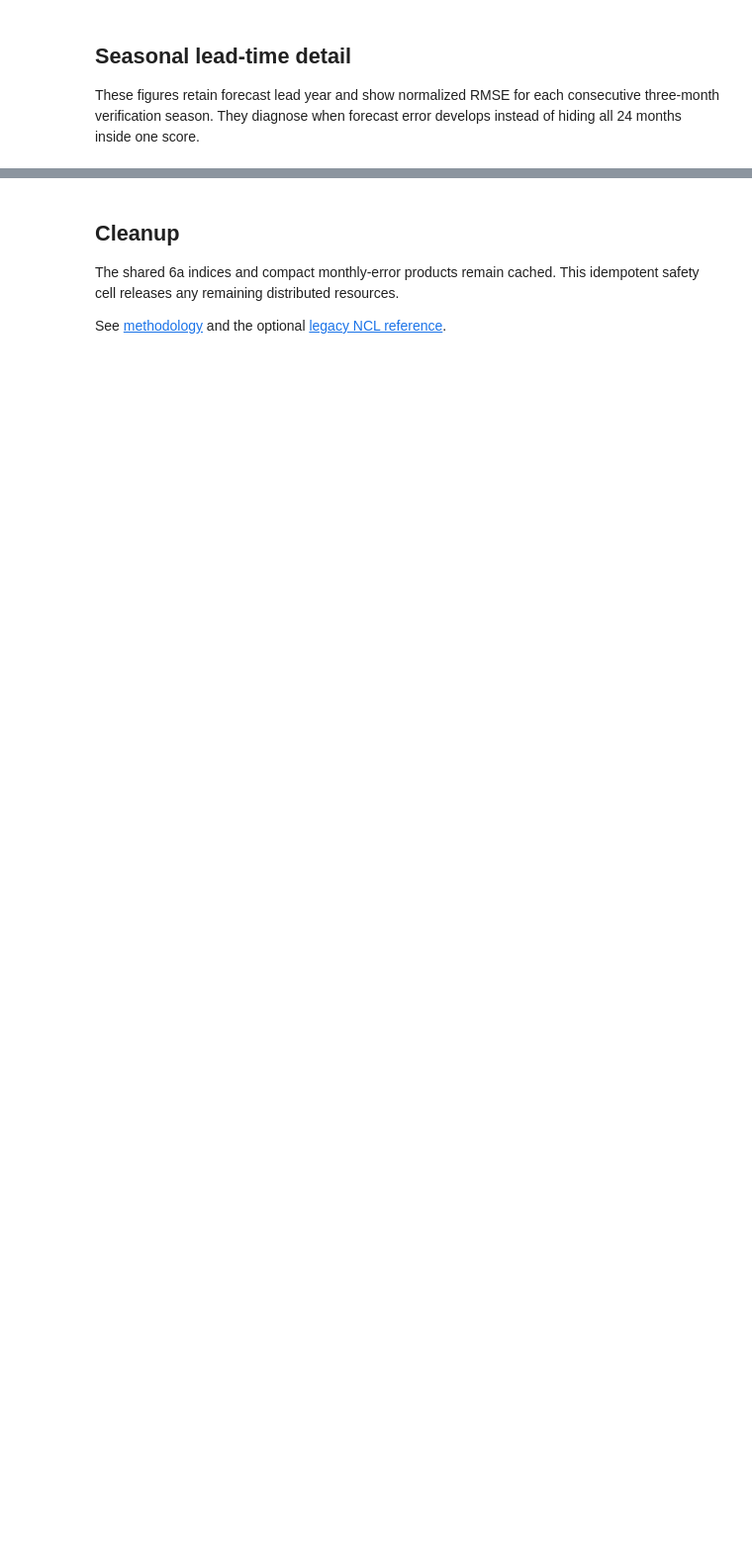
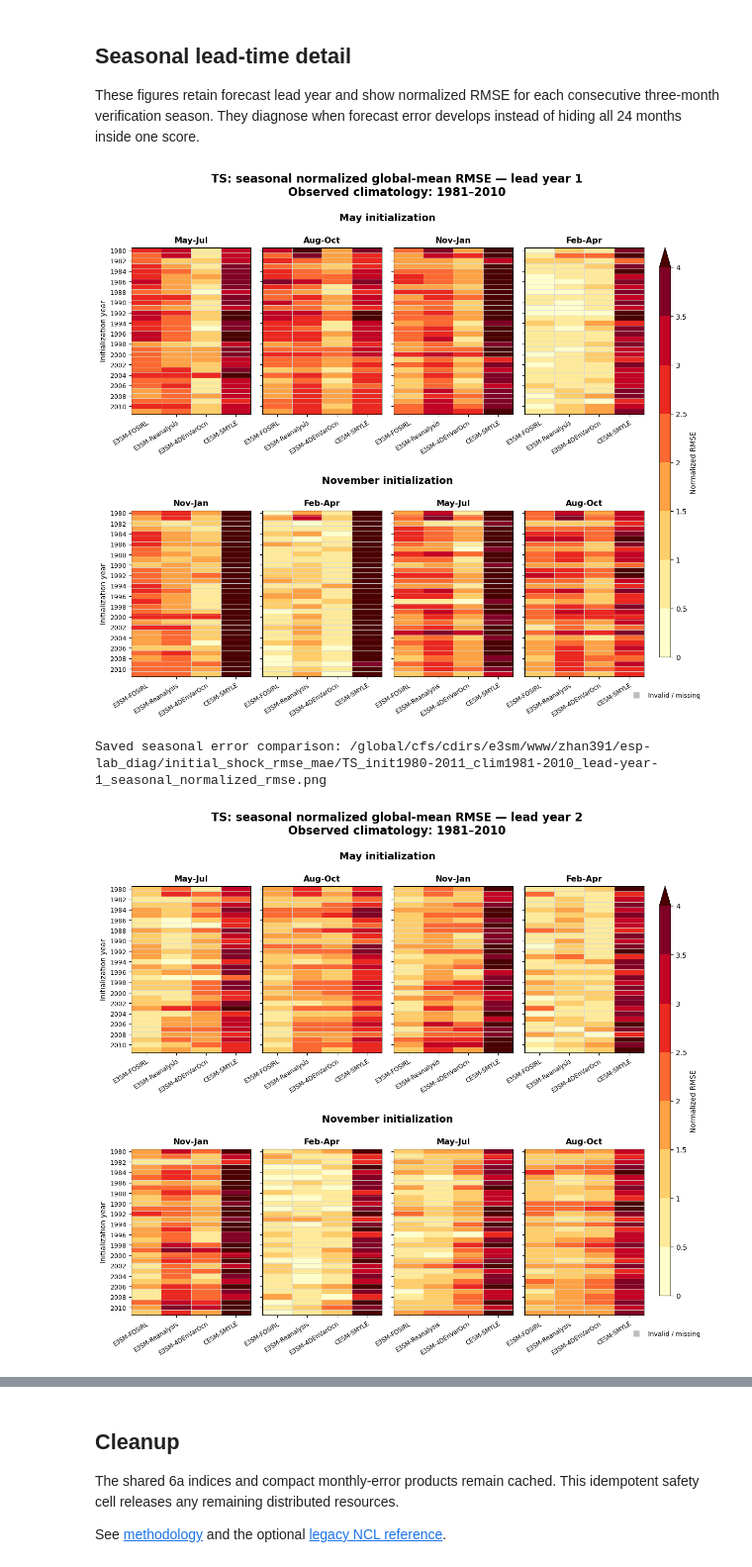
Before and after one commit to E3SM-Project/ESP-Lab, a Jupyter notebook: jupyter/6b_refactor_shock_index.ipynb, the cells around one changed output, grey strips where cells are left out. Shown at 99% size. Saved outputs shown, nothing was run; the diff lists cells and outputs as text; code cells hidden in the pictures; blank space fills up the shorter version.

```diff
--- a/jupyter/6b_refactor_shock_index.ipynb
+++ b/jupyter/6b_refactor_shock_index.ipynb
@@ -66,10 +66,10 @@ VAR_CONFIG = {
                 model_scale=.01, model_offset=0., smyle_scale=.01, smyle_offset=0.,
                 obs_scale=.01, obs_offset=0.),
 }
-field = 'TREFHT'
+field = 'TS' #'TREFHT'
 variable = dict(VAR_CONFIG[field], field=field, model_variable=field, smyle_variable=field)
 
-ERROR_HEATMAP_LEVELS = np.arange(0.0, 2.0 + 0.2, 0.2)
+ERROR_HEATMAP_LEVELS = np.arange(0.0, 4.0 + 0.5, 0.5)
 PLOT_SEASONAL_ERROR_HEATMAPS = True
 
 E3SM_CASES = {
@@ -315,72 +425,52 @@ else:
     first = comparison_by_month[plot_months[0]]
     lead_years = list(map(int, first.lead_year.values))
     season_numbers = list(map(int, first.season.values))
     for lead_year in lead_years:
-        nrows = len(plot_months)
-        fig = plt.figure(
-            figsize=(12.5, max(10.5, nrows * max_years * .22)),
-            layout='constrained',
+        fig, axes, cax = compact_heatmap_grid(
+            len(plot_months), len(season_numbers), figsize=(12.2, 10.8),
         )
-        grid = fig.add_gridspec(
-            2 * nrows, len(season_numbers) + 1,
-            height_ratios=sum(([.07, 1.] for _ in plot_months), []),
-            width_ratios=[1.] * len(season_numbers) + [.055],
-            wspace=.07, hspace=.05,
-        )
-        axes = []
         for row, month in enumerate(plot_months):
-            heading = fig.add_subplot(grid[2 * row, :-1])
-            heading.axis('off')
-            heading.text(
-                .5, .5, f"{month_names.get(month, f'Month {month:02d}')} initialization",
-                ha='center', va='center', fontsize=14, fontweight='bold',
-            )
-            row_axes = []
             comparison = comparison_by_month[month]
             labels = list(map(str, comparison.season_label.values))
             for col, season in enumerate(season_numbers):
-                ax = fig.add_subplot(grid[2 * row + 1, col])
+                ax = axes[row, col]
                 panel = comparison.seasonal_normalized_rmse.sel(
                     lead_year=lead_year, season=season,
                 ).to_dataset(name='normalized_rmse')
                 plot_error_heatmap(
                     panel, variable='normalized_rmse', levels=ERROR_HEATMAP_LEVELS,
                     ax=ax, add_colorbar=False, add_invalid_legend=False,
                     title=labels[col],
                 )
-                ax.set_title(labels[col], fontsize=12, fontweight='bold', pad=7)
+                ax.set_title(labels[col], fontsize=11.5, fontweight='bold', pad=7)
                 ax.set_ylabel('Initialization year' if col == 0 else '')
+                set_readable_year_ticks(ax, comparison.Y.values)
                 if col:
                     ax.tick_params(labelleft=False)
-                ax.tick_params(axis='x', bottom=True, labelbottom=True, labelsize=9)
-                plt.setp(ax.get_xticklabels(), rotation=32, ha='right', rotation_mode='anchor')
-                row_axes.append(ax)
-            axes.append(row_axes)
+                ax.tick_params(axis='x', bottom=True, labelbottom=True, labelsize=8.5)
+                plt.setp(
+                    ax.get_xticklabels(), rotation=32,
+                    ha='right', rotation_mode='anchor',
+                )
+            add_initialization_heading(
+                fig, axes[row],
+                f"{month_names.get(month, f'Month {month:02d}')} initialization",
+            )
 
-        cax = fig.add_subplot(grid[1:, -1])
-        colorbar = fig.colorbar(
-            axes[0][0].images[0], cax=cax, ticks=ERROR_HEATMAP_LEVELS,
-            extend='max', label='Normalized RMSE',
-        )
-        colorbar.ax.set_yticklabels([f'{v:g}' for v in ERROR_HEATMAP_LEVELS])
-        invalid_handle = plt.Line2D(
-            [], [], marker='s', linestyle='none', markersize=8,
-            markerfacecolor=axes[0][0].images[0].cmap.get_bad(), markeredgecolor='none',
-            label='Invalid / missing',
-        )
-        cax.legend(
-            handles=[invalid_handle], loc='lower center', bbox_to_anchor=(.5, 1.01),
-            frameon=False, fontsize=9,
-        )
+        add_shared_error_colorbar(fig, cax, axes[0, 0].images[0])
         fig.suptitle(
-            f'{field}: seasonal monthly-error RMSE — forecast lead year {lead_year} '
-            f'({climo_start}–{climo_end})',
-            fontsize=17, fontweight='bold',
+            f'{field}: seasonal normalized global-mean RMSE — lead year {lead_year}\n'
+            f'Observed climatology: {climo_start}–{climo_end}',
+            y=.975, fontsize=16, fontweight='bold', linespacing=1.15,
         )
         figure_path = FIGURE_ROOT / (
             f'{field}_{period_token}_lead-year-{lead_year}_seasonal_normalized_rmse.png'
         )
         fig.savefig(figure_path, dpi=300, bbox_inches='tight', pad_inches=.08)
         plt.show()
         plt.close(fig)
         print('Saved seasonal error comparison:', figure_path)
+# %% [output]
+[figure, added]
+Saved seasonal error comparison: /global/cfs/cdirs/e3sm/www/zhan391/esp-lab_diag/initial_shock_rmse_mae/TS_init1980-2011_clim1981-2010_lead-year-1_seasonal_normalized_rmse.png
+[figure, added]
```
Also changed, not shown: parts of 8 cells of this notebook, 7 other files.
